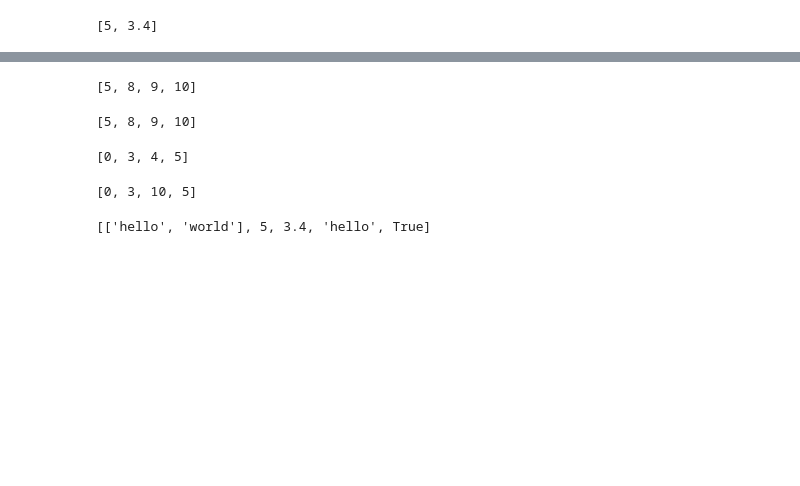
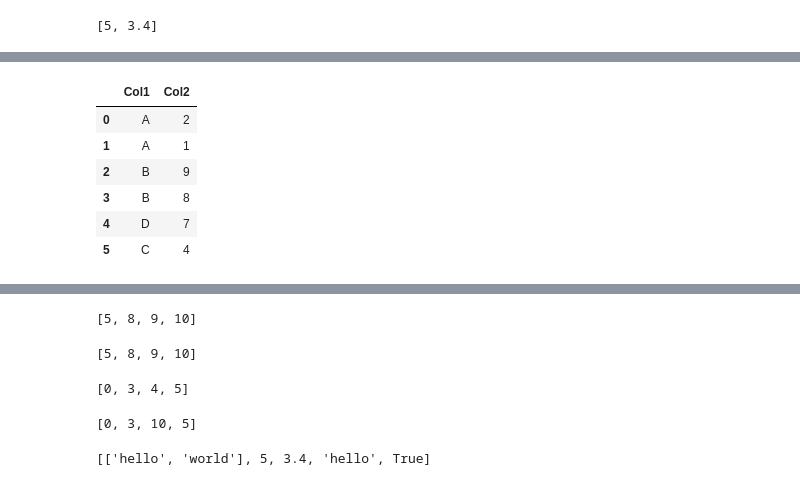
Before and after one commit to sedv8808/UBC_EL_PPDS, a Jupyter notebook: Module4class.ipynb, the cells around one changed output, grey strips where cells are left out. Saved outputs shown, nothing was run; the diff lists cells and outputs as text; code cells hidden in the pictures; blank space fills up the shorter version.

```diff
--- a/Module4class.ipynb
+++ b/Module4class.ipynb
@@ -232,3 +308,15 @@ df
+# %%
+a_list = ['Col1', 'Col2']
+# %%
+df[a_list]
+# %% [output]
+|  | Col1 | Col2 |
+| 0 | A | 2 |
+| 1 | A | 1 |
+| 2 | B | 9 |
+| 3 | B | 8 |
+| 4 | D | 7 |
+| 5 | C | 4 |
 # %%
 df.sort_values(by='Col1')
 # %% [output]
```
Also changed, not shown: parts of 81 cells of this notebook.
